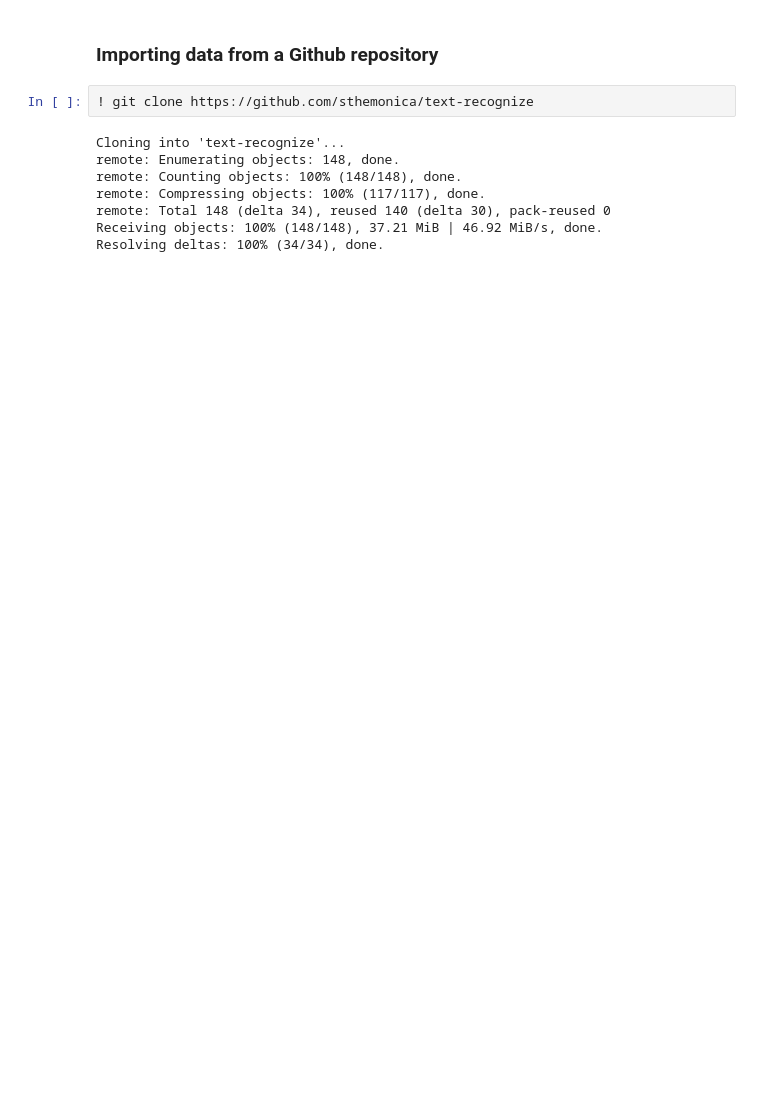
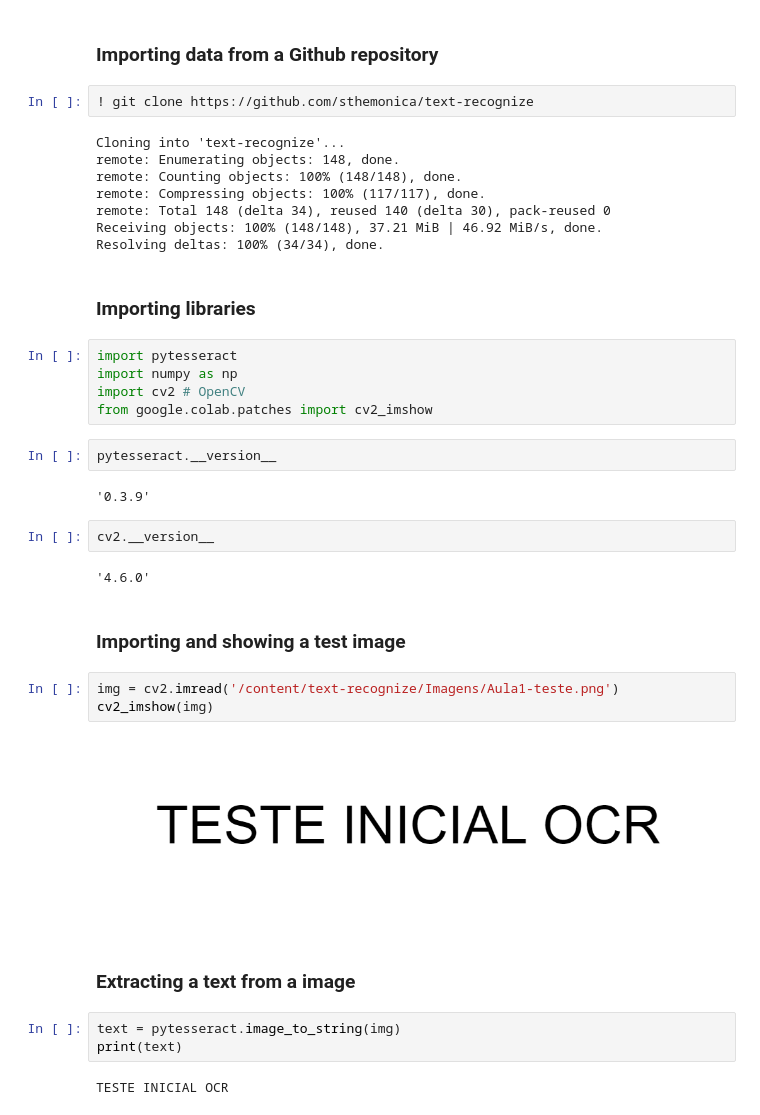
Before and after one commit to carlosmaestro/curso-alura-texto-ocr-opencv, a Jupyter notebook: Aula-1/ReconhecimentoTextoOCReOPENCV.ipynb, the cells around one changed output. Drawn from its saved outputs; the diff is of its cells as text; blank space fills up the shorter version.

Commit message:
aula 1 finalizada

```diff
--- a/Aula-1/ReconhecimentoTextoOCReOPENCV.ipynb
+++ b/Aula-1/ReconhecimentoTextoOCReOPENCV.ipynb
@@ -45,3 +36,32 @@ remote: Compressing objects: 100% (117/117), done.
 remote: Total 148 (delta 34), reused 140 (delta 30), pack-reused 0
 Receiving objects: 100% (148/148), 37.21 MiB | 46.92 MiB/s, done.
 Resolving deltas: 100% (34/34), done.
+# %% [markdown]
+### Importing libraries
+# %%
+import pytesseract
+import numpy as np
+import cv2 # OpenCV
+from google.colab.patches import cv2_imshow
+# %%
+pytesseract.__version__
+# %% [output]
+'0.3.9'
+# %%
+cv2.__version__
+# %% [output]
+'4.6.0'
+# %% [markdown]
+### Importing and showing a test image
+# %%
+img = cv2.imread('/content/text-recognize/Imagens/Aula1-teste.png')
+cv2_imshow(img)
+# %% [output]
+[figure, added]
+# %% [markdown]
+### Extracting a text from a image
+# %%
+text = pytesseract.image_to_string(img)
+print(text)
+# %% [output]
+TESTE INICIAL OCR
```
Also changed, not shown: parts of 13 cells of this notebook.
